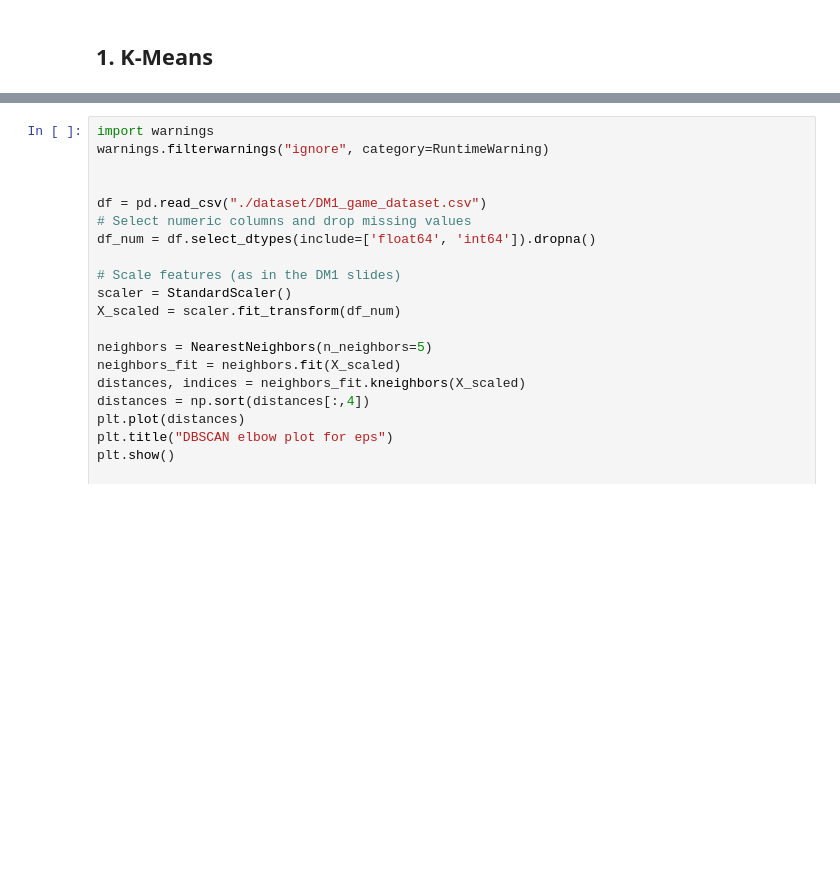
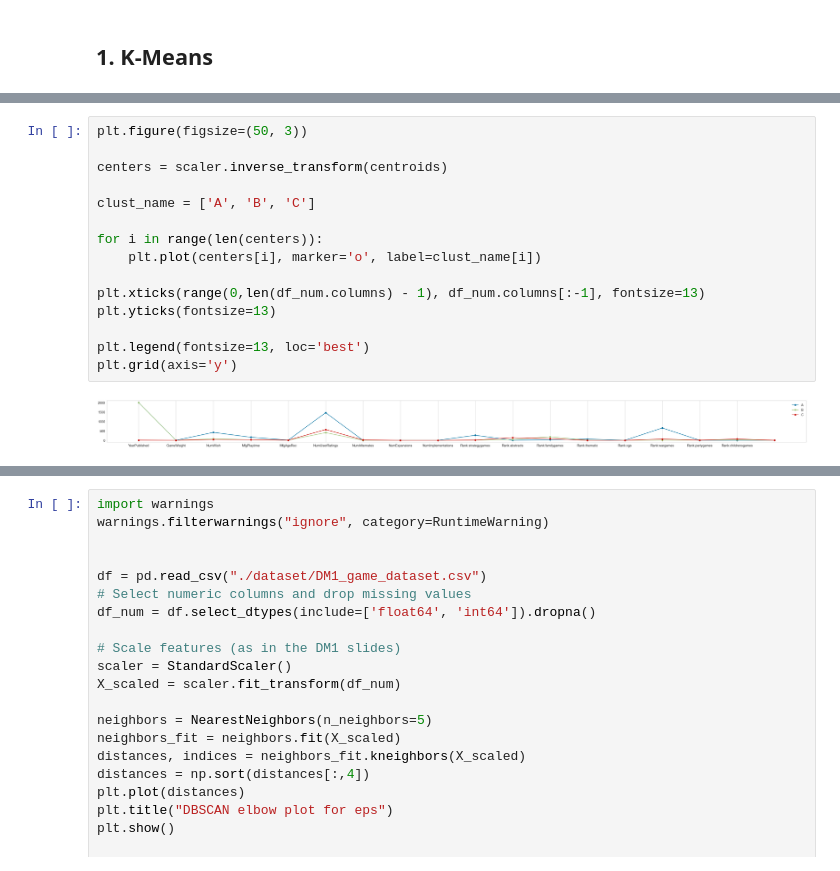
Before and after one commit to leopasq24/DataMining, a Jupyter notebook: clustering.ipynb, the cells around one changed output, grey strips where cells are left out. Cells and saved outputs as stored; diff of their text form; blank space fills up the shorter version.

```diff
--- a/clustering.ipynb
+++ b/clustering.ipynb
@@ -87,0 +98,17 @@ plt.show()
+# %%
+plt.figure(figsize=(50, 3))
+
+centers = scaler.inverse_transform(centroids)
+
+clust_name = ['A', 'B', 'C']
+
+for i in range(len(centers)):
+    plt.plot(centers[i], marker='o', label=clust_name[i])
+
+plt.xticks(range(0,len(df_num.columns) - 1), df_num.columns[:-1], fontsize=13)
+plt.yticks(fontsize=13)
+
+plt.legend(fontsize=13, loc='best')
+plt.grid(axis='y')
+# %% [output]
+[figure, added]
```
Also changed, not shown: parts of 10 cells of this notebook, 1 other file.
